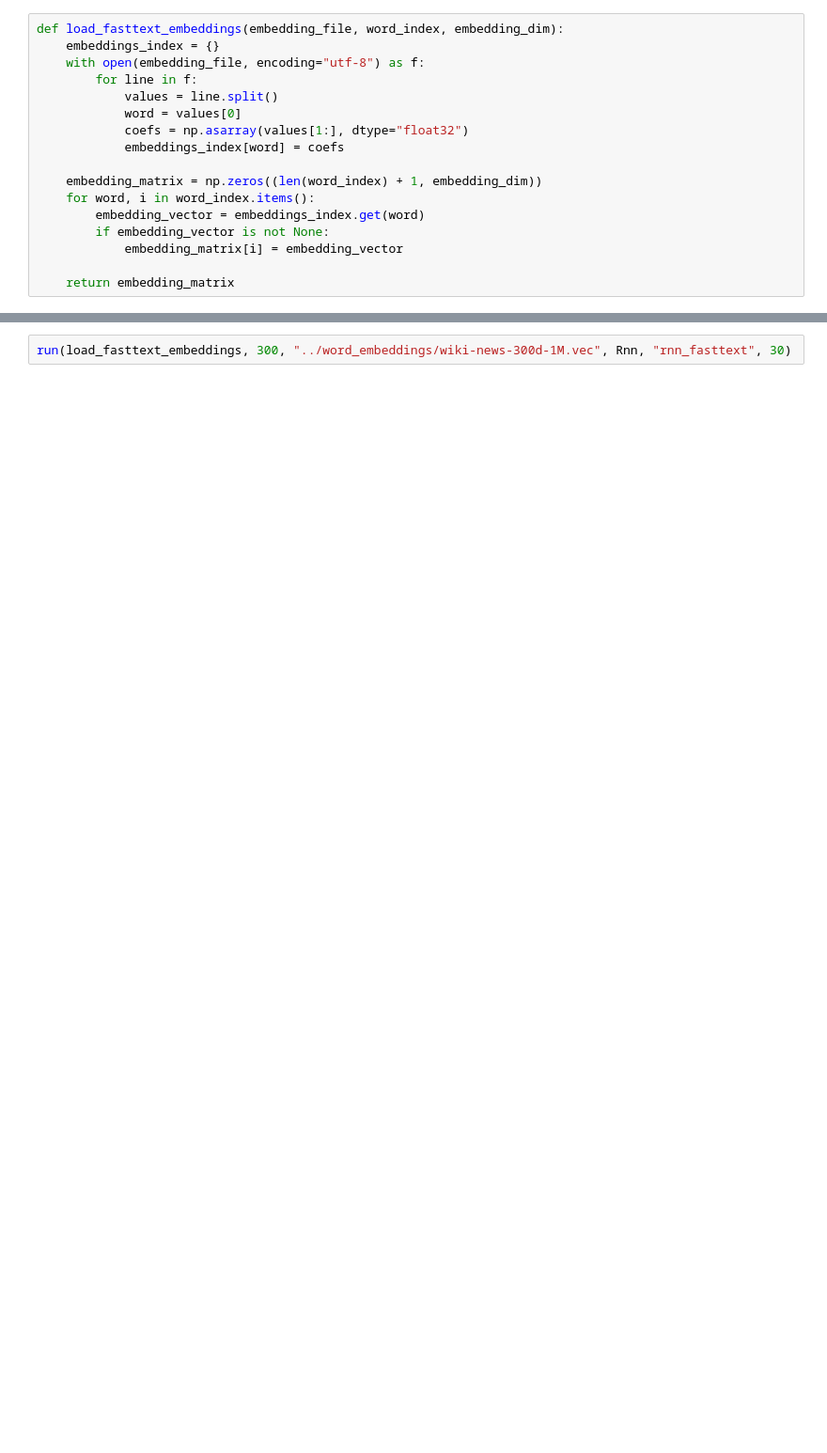
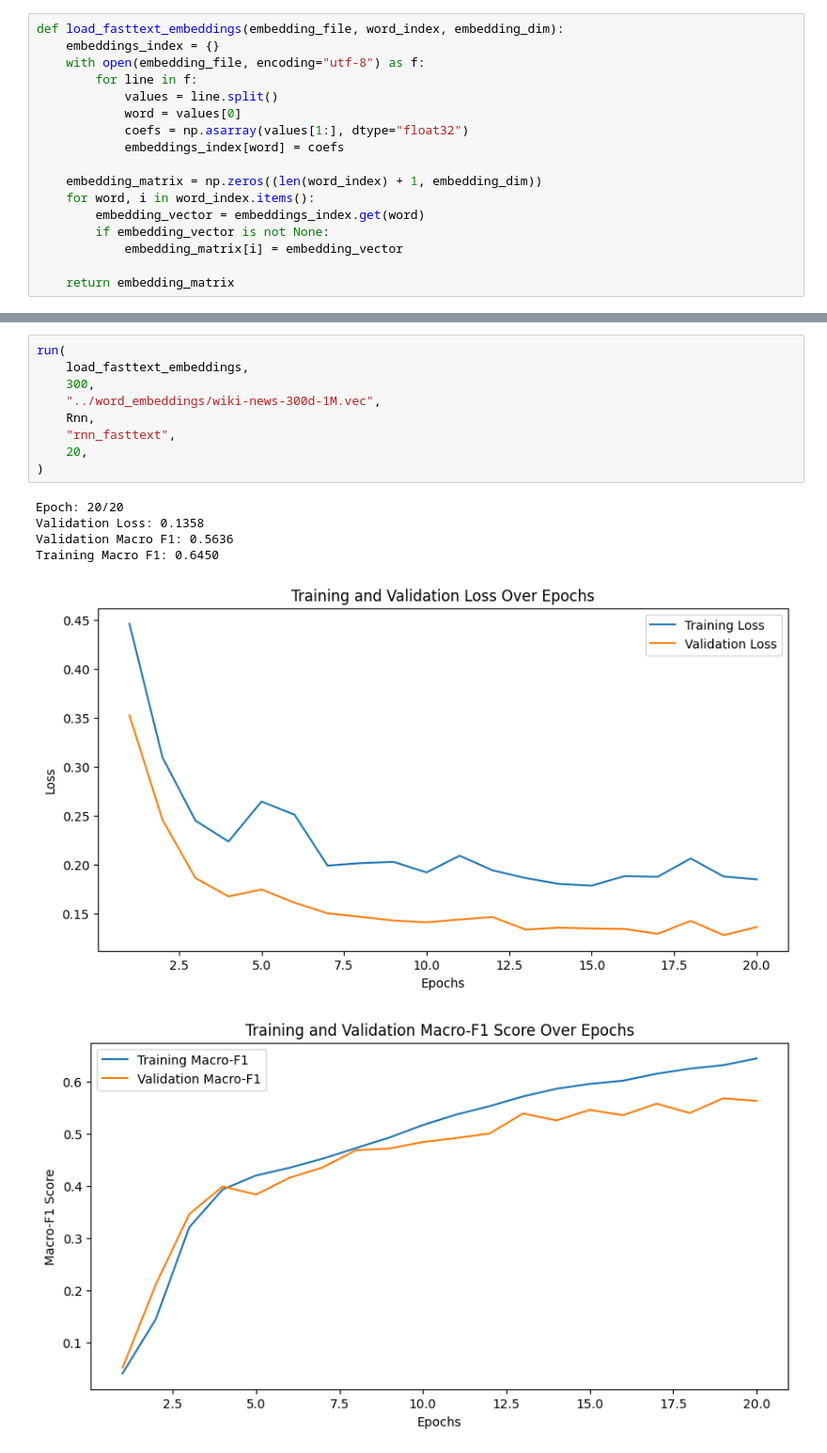
Before and after one commit to hyouteki/lanat, a Jupyter notebook: bio_encoding/dataset_1/models.ipynb, the cells around one changed output, grey strips where cells are left out. Shown at 94% size. Cells and saved outputs as stored; diff of their text form; blank space fills up the shorter version.

```diff
--- a/bio_encoding/dataset_1/models.ipynb
+++ b/bio_encoding/dataset_1/models.ipynb
@@ -98,2 +183,16 @@ run(load_word2vec_embeddings, 300, "../word_embeddings/GoogleNews-vectors-negati
 # %%
-run(load_fasttext_embeddings, 300, "../word_embeddings/wiki-news-300d-1M.vec", Rnn, "rnn_fasttext", 30)
+run(
+    load_fasttext_embeddings,
+    300,
+    "../word_embeddings/wiki-news-300d-1M.vec",
+    Rnn,
+    "rnn_fasttext",
+    20,
+)
+# %% [output]
+Epoch: 20/20
+Validation Loss: 0.1358
+Validation Macro F1: 0.5636
+Training Macro F1: 0.6450
+[figure, added]
+[figure, added]
```
Also changed, not shown: parts of 18 cells of this notebook, 20 other files.
